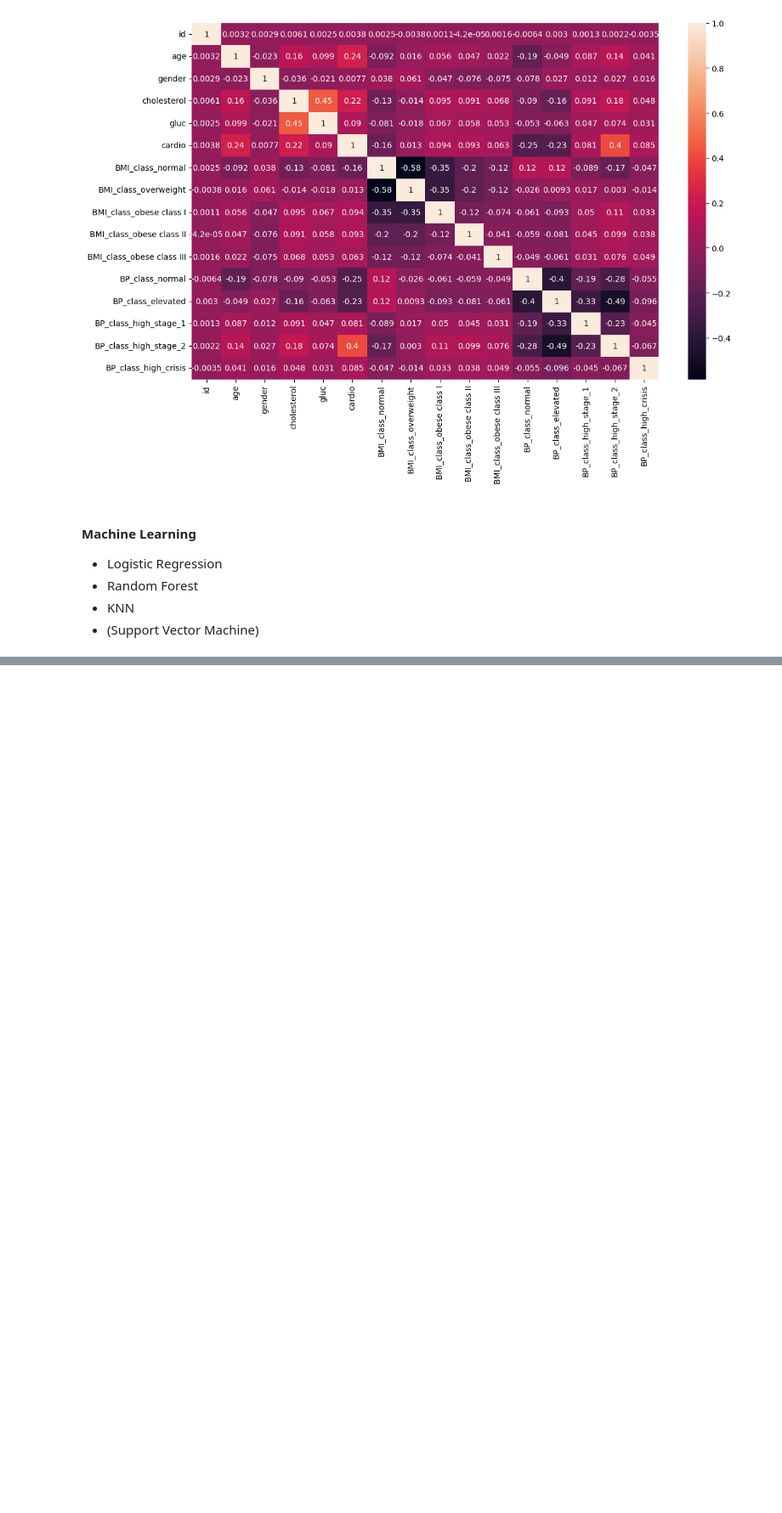
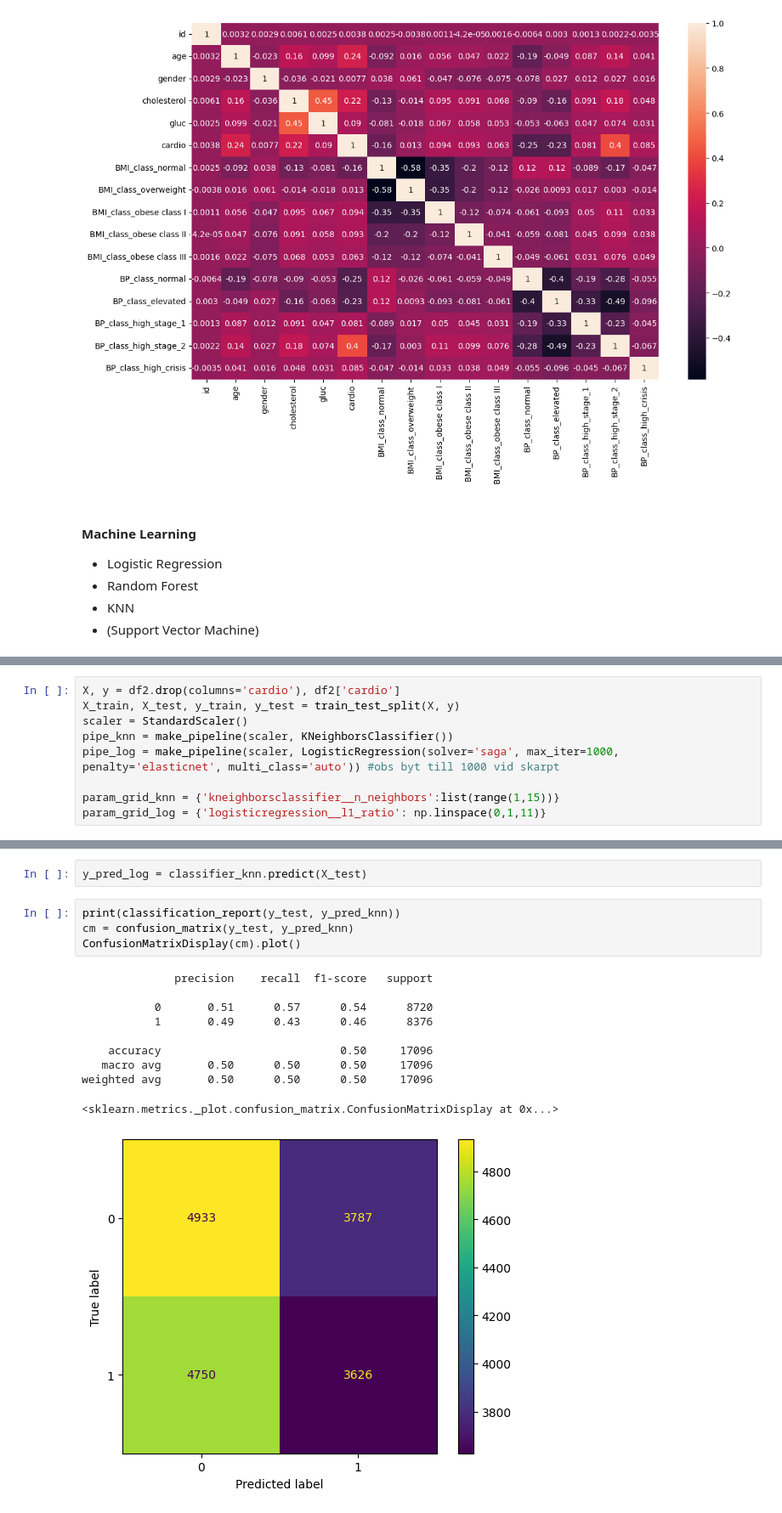
Before and after one commit to dancla240/Machine_Learning_Daniel_Claesson, a Jupyter notebook: Lab/Lab_1_heart.ipynb, the cells around one changed output, grey strips where cells are left out. Shown at 85% size. Saved outputs shown, nothing was run; the diff lists cells and outputs as text; blank space fills up the shorter version.

```diff
--- a/Lab/Lab_1_heart.ipynb
+++ b/Lab/Lab_1_heart.ipynb
@@ -290,0 +484,9 @@ pipe_log = Pipeline()
+# %%
+X, y = df2.drop(columns='cardio'), df2['cardio']
+X_train, X_test, y_train, y_test = train_test_split(X, y)
+scaler = StandardScaler()
+pipe_knn = make_pipeline(scaler, KNeighborsClassifier())
+pipe_log = make_pipeline(scaler, LogisticRegression(solver='saga', max_iter=1000, penalty='elasticnet', multi_class='auto')) #obs byt till 1000 vid skarpt
+
+param_grid_knn = {'kneighborsclassifier__n_neighbors':list(range(1,15))}
+param_grid_log = {'logisticregression__l1_ratio': np.linspace(0,1,11)}
@@ -290,0 +525,17 @@ pipe_log = Pipeline()
+# %%
+y_pred_log = classifier_knn.predict(X_test)
+# %%
+print(classification_report(y_test, y_pred_knn))
+cm = confusion_matrix(y_test, y_pred_knn)
+ConfusionMatrixDisplay(cm).plot()
+# %% [output]
+              precision    recall  f1-score   support
+
+           0       0.51      0.57      0.54      8720
+           1       0.49      0.43      0.46      8376
+
+    accuracy                           0.50     17096
+   macro avg       0.50      0.50      0.50     17096
+weighted avg       0.50      0.50      0.50     17096
+<sklearn.metrics._plot.confusion_matrix.ConfusionMatrixDisplay at 0x...>
+[figure, added]
```
Also changed, not shown: parts of 35 cells of this notebook.
